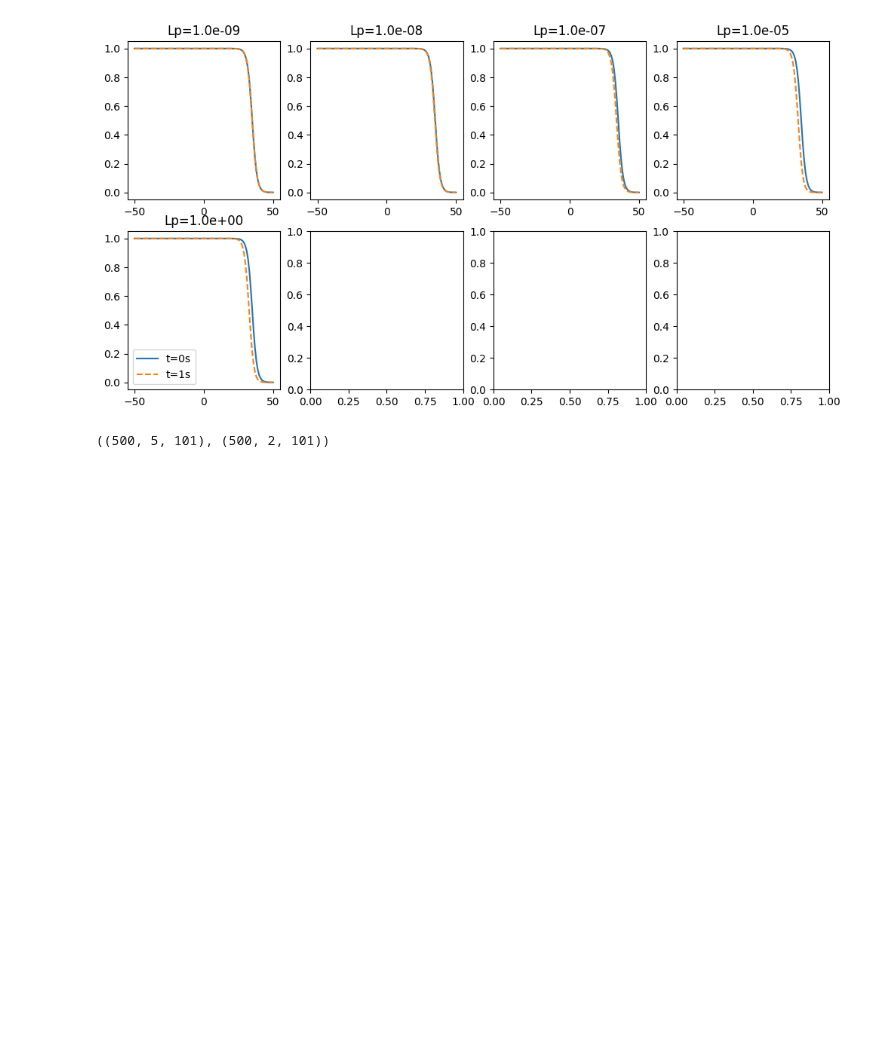
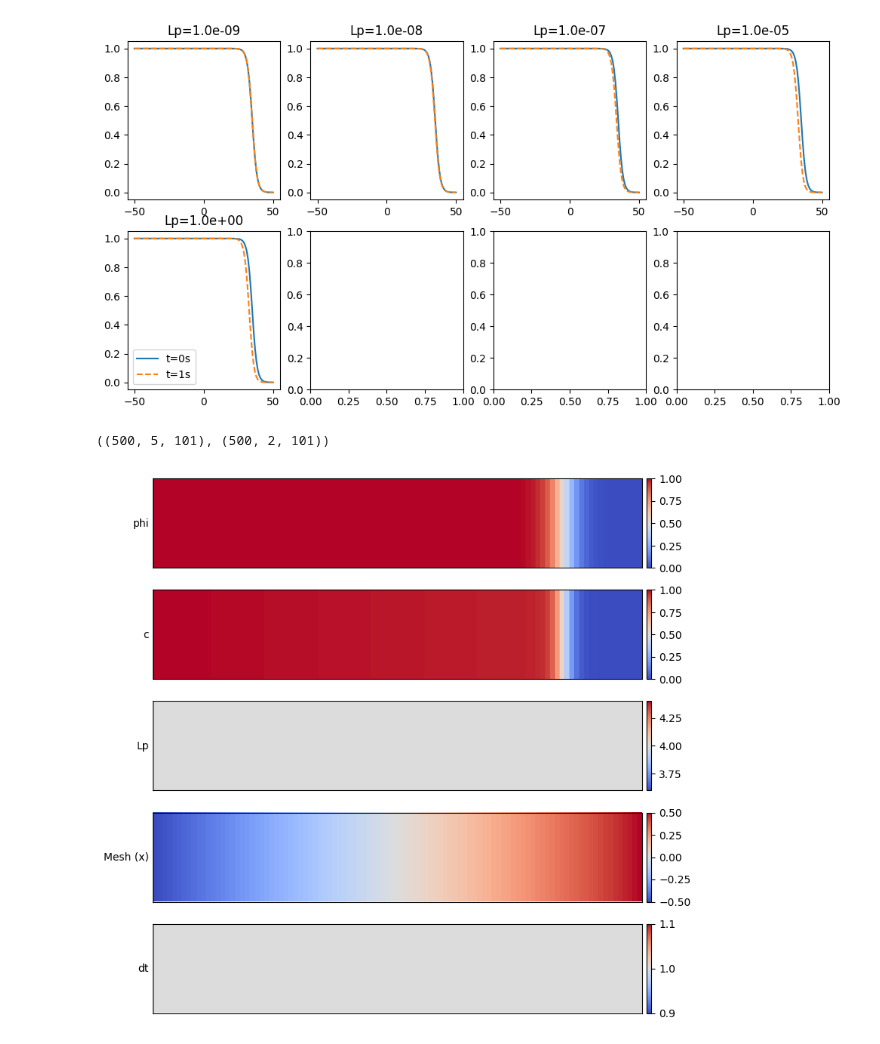
Before and after one commit to NanxiiChen/PF-PINO, a Jupyter notebook: corrosion1d/make_dataset.ipynb, the cells around one changed output. Cells and saved outputs as stored; diff of their text form; code cells hidden in the pictures; blank space fills up the shorter version.

```diff
--- a/corrosion1d/make_dataset.ipynb
+++ b/corrosion1d/make_dataset.ipynb
@@ -75,3 +75,36 @@ np.savez("./data/train_valid/dataset_1d_complete.npz", Xs=Xs, Ys=Ys,
          meshes=meshes / configs.Lc,
          Lp_values=configs.Lpc(Lp_values),
          times=times / configs.Tc)
+# %%
+# ...existing code...
+one_sample = Xs[20]
+num_channels = one_sample.shape[0]
+channel_names = ["phi", "c", "Lp", "Mesh (x)", "dt"] # 根据你前面构建Xs的逻辑推断的
+
+# 创建 num_channels 行的子图，共享 x 轴
+fig, axes = plt.subplots(num_channels, 1, figsize=(8, 1.5 * num_channels), sharex=True)
+mesh = one_sample[3] * configs.Lc * 1e6  # convert to micrometers
+extent = [mesh.min(), mesh.max(), 0, 1]
+
+for i, ax in enumerate(axes):
+    data = one_sample[i]
+
+    # 绘制热图
+    # aspect='auto' 保证条带填满绘图区
+    im = ax.imshow(data.reshape(1, -1), extent=extent,
+                   aspect='auto', origin='lower', cmap='coolwarm')
+
+    # 设置标签
+    ax.set_ylabel(channel_names[i] if i < len(channel_names) else f"Ch {i}",
+                  rotation=0, ha='right', va='center')
+    ax.set_yticks([]) # 隐藏 y 轴刻度，因为高度没有物理意义
+    ax.set_xticks([])
+
+    # 为每一行添加独立的 colorbar，这样量级不同也能看清
+    # fraction控制colorbar大小，pad控制间距
+    plt.colorbar(im, ax=ax, fraction=0.05, pad=0.01)
+
+plt.tight_layout()
+plt.show()
+# %% [output]
+[figure, added]
```
Also changed, not shown: parts of 1 cell of this notebook, 6 other files.
